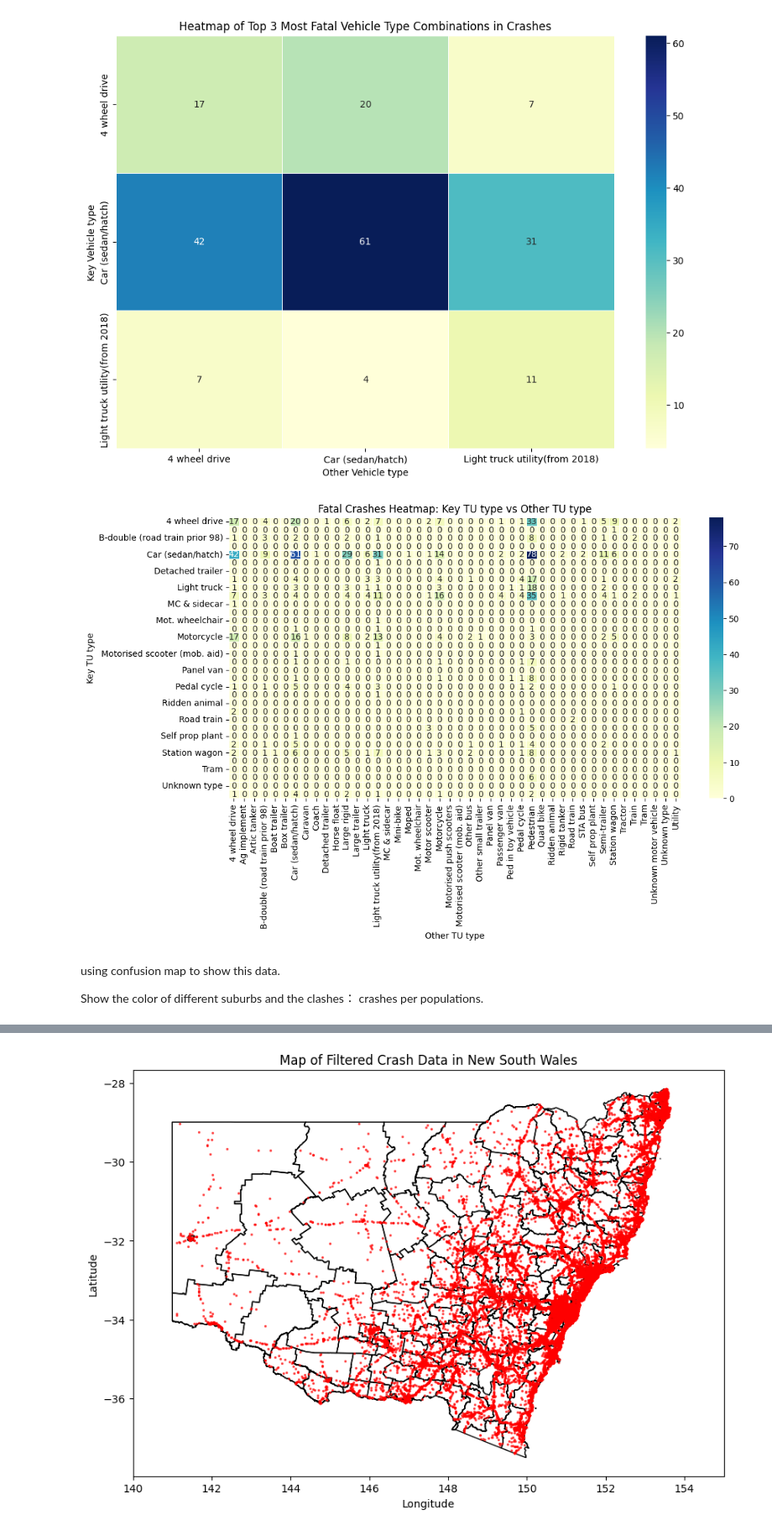
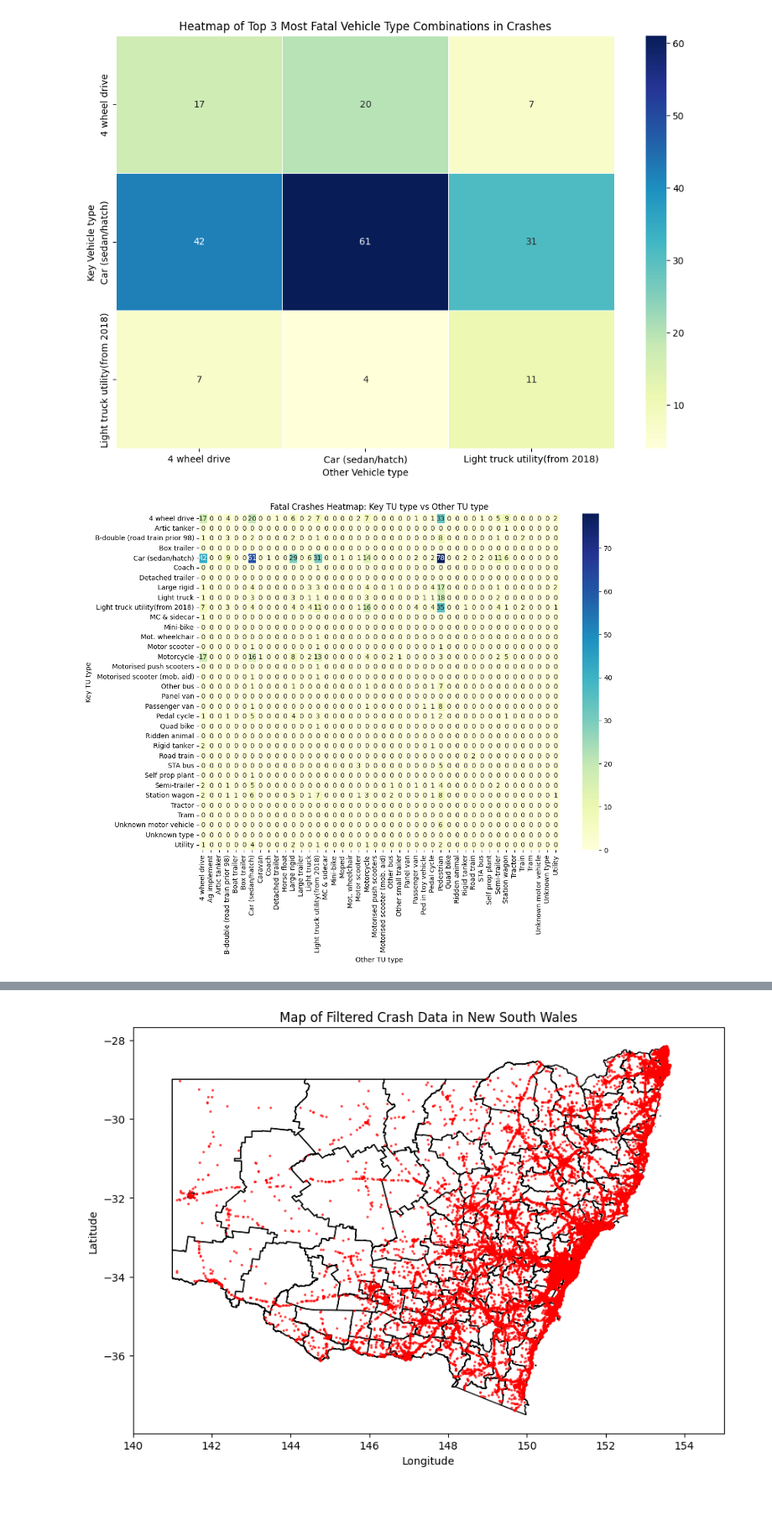
Before and after one commit to Yuyun-Zhou/open-data-project, a Jupyter notebook: crash.ipynb, the cells around one changed output, grey strips where cells are left out. Shown at 84% size. Cells and saved outputs as stored; diff of their text form; code cells hidden in the pictures; blank space fills up the shorter version.

Commit message:
require a further graph to show road train

```diff
--- a/crash.ipynb
+++ b/crash.ipynb
@@ -218,15 +218,11 @@ plt.show()
 # %%
 confusion_matrix_data = crash_data.pivot_table(index='Key TU type', columns='Other TU type', values='No. killed', aggfunc='sum', fill_value=0)
 
-plt.figure(figsize=(12, 6))
+plt.figure(figsize=(12, 9))
 sns.heatmap(confusion_matrix_data, annot=True, fmt="d", cmap="YlGnBu", linewidths=.5)
 plt.title('Fatal Crashes Heatmap: Key TU type vs Other TU type')
 plt.xlabel('Other TU type')
 plt.ylabel('Key TU type')
 plt.show()
 # %% [output]
-[figure, old version]
+[figure, new version]
-# %% [markdown]
-using confusion map to show this data.
-
-Show the color of different suburbs and the clashes： crashes per populations.
```
Also changed, not shown: parts of 4 cells of this notebook.
